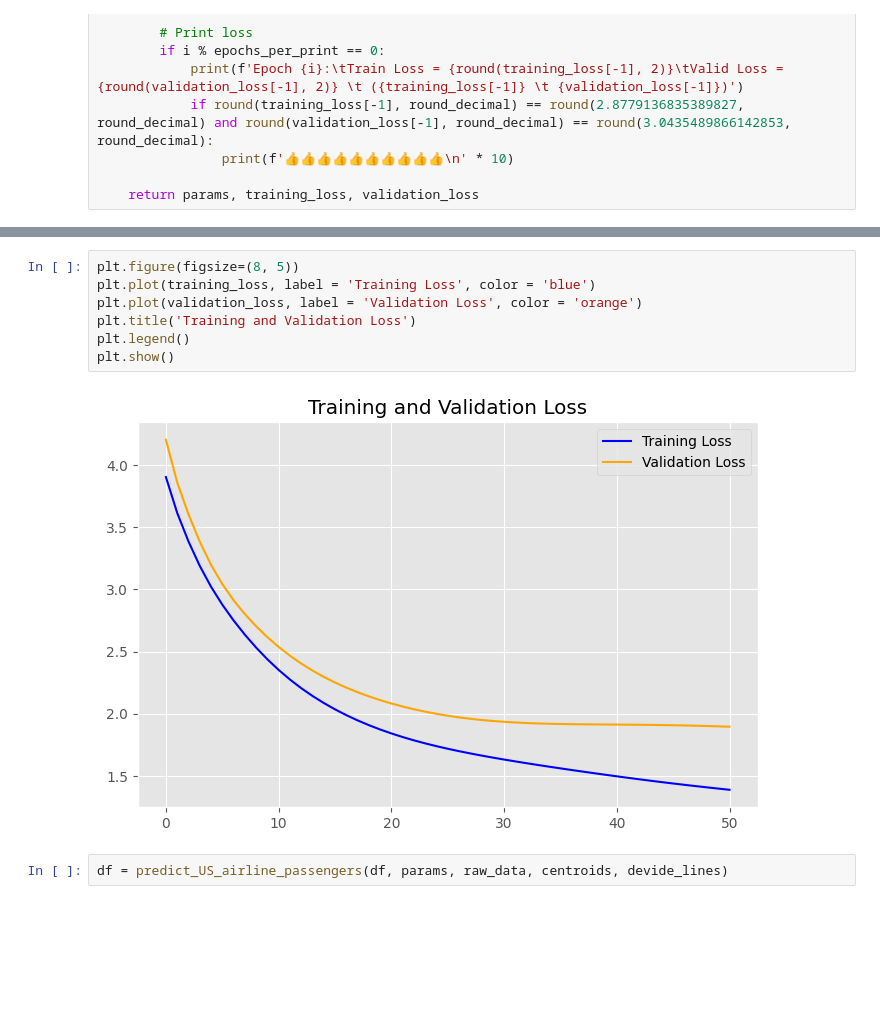
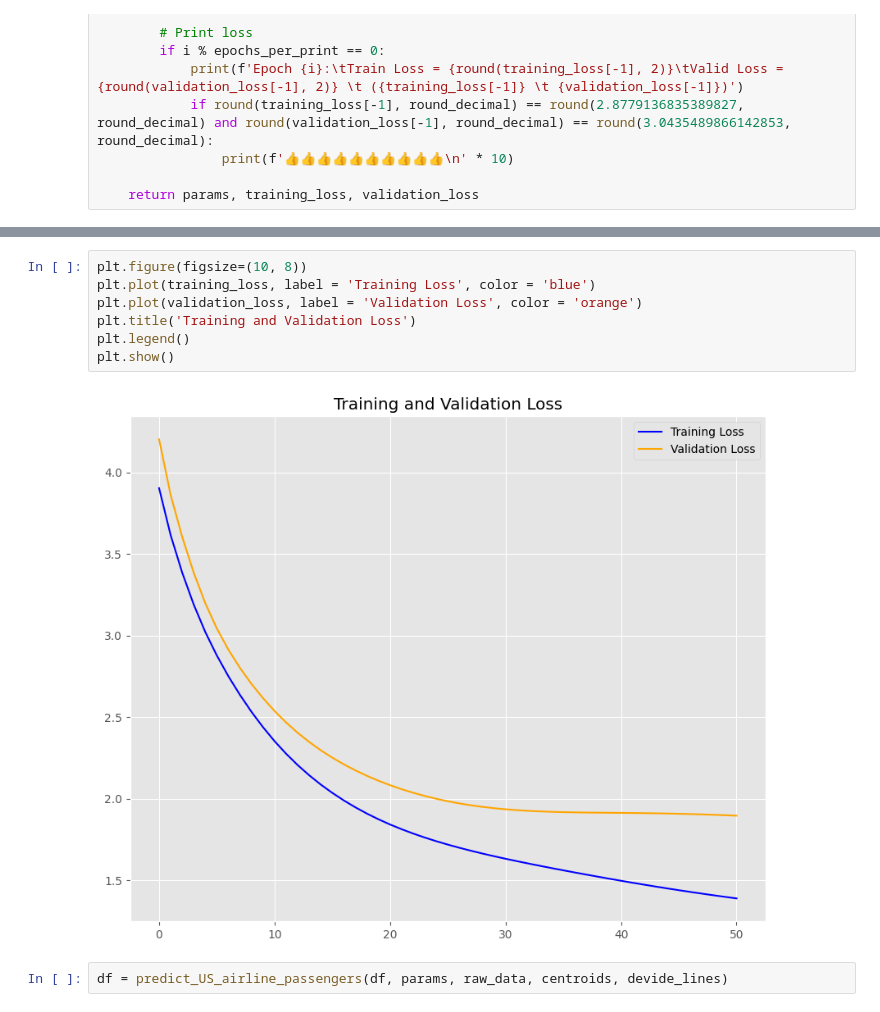
Before and after one commit to baobuiquang/ParallelLSTM, a Jupyter notebook: LSTM.ipynb, the cells around one changed output, grey strips where cells are left out. Drawn from its saved outputs; the diff is of its cells as text; blank space fills up the shorter version.

```diff
--- a/LSTM.ipynb
+++ b/LSTM.ipynb
@@ -1137,12 +1381,12 @@ Wall time: 1min 36s
 # %%
-plt.figure(figsize=(8, 5))
+plt.figure(figsize=(10, 8))
 plt.plot(training_loss, label = 'Training Loss', color = 'blue')
 plt.plot(validation_loss, label = 'Validation Loss', color = 'orange')
 plt.title('Training and Validation Loss')
 plt.legend()
 plt.show()
 # %% [output]
-[figure, old version]
+[figure, new version]
 # %%
 df = predict_US_airline_passengers(df, params, raw_data, centroids, devide_lines)
 # %%
```
Also changed, not shown: parts of 55 cells of this notebook, 6 other files.
